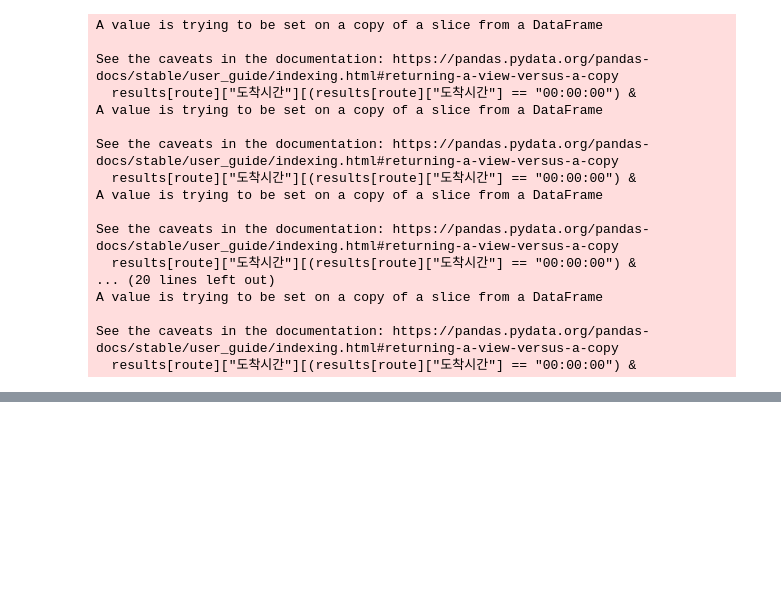
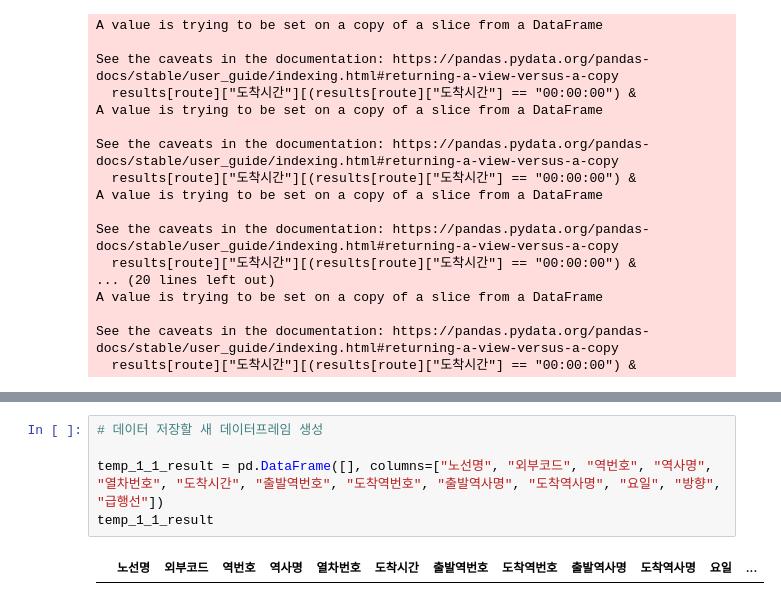
Before and after one commit to 23-1-CauCapstone-Team3/DataPreprocessing, a Jupyter notebook: train/timetable.ipynb, the cells around one changed output, grey strips where cells are left out. Drawn from its saved outputs; the diff is of its cells as text; blank space fills up the shorter version.

```diff
--- a/train/timetable.ipynb
+++ b/train/timetable.ipynb
@@ -558,0 +626,7 @@ for route in now_routes:
+# %%
+# 데이터 저장할 새 데이터프레임 생성
+
+temp_1_1_result = pd.DataFrame([], columns=["노선명", "외부코드", "역번호", "역사명", "열차번호", "도착시간", "출발역번호", "도착역번호", "출발역사명", "도착역사명", "요일", "방향", "급행선"])
+temp_1_1_result
+# %% [output]
+|  | 노선명 | 외부코드 | 역번호 | 역사명 | 열차번호 | 도착시간 | 출발역번호 | 도착역번호 | 출발역사명 | 도착역사명 | 요일 | ... |
```
Also changed, not shown: parts of 16 cells of this notebook, 36 other files.
